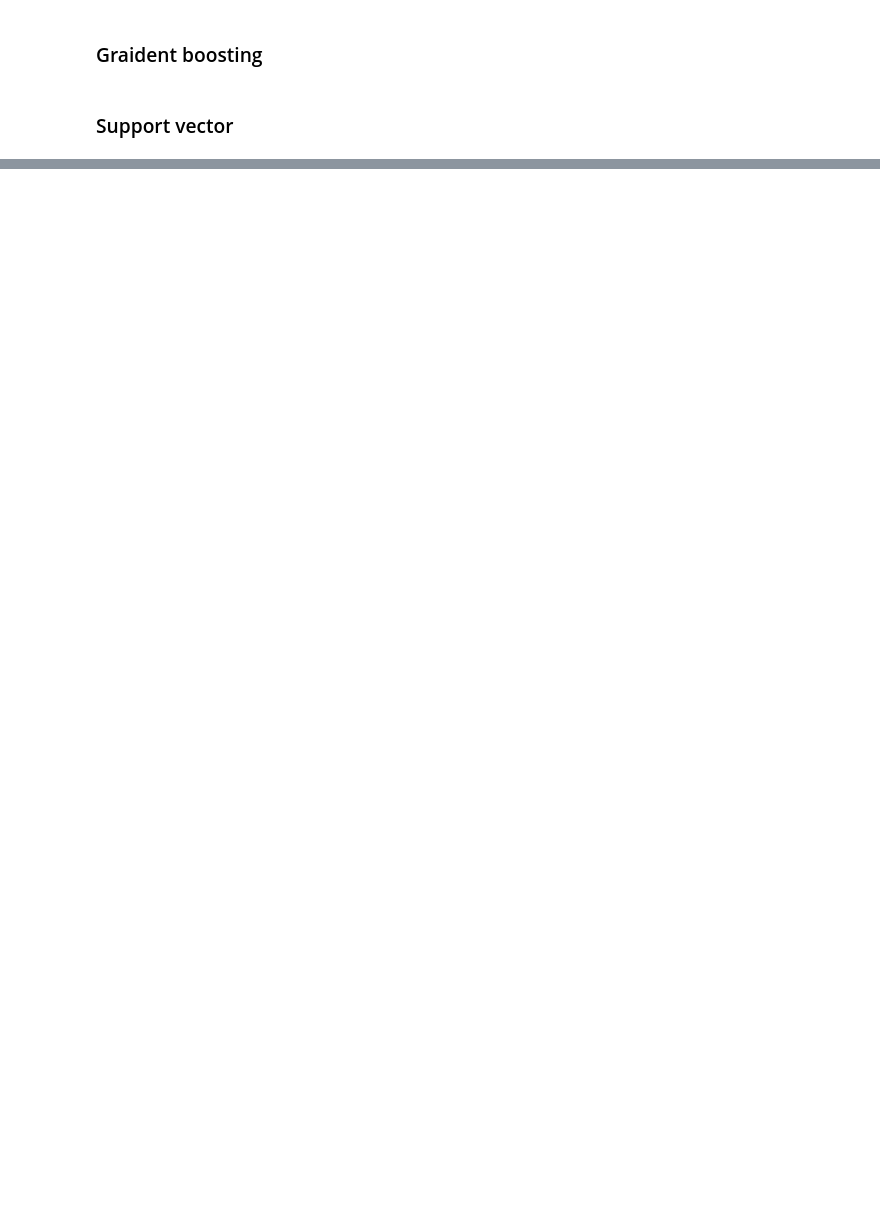
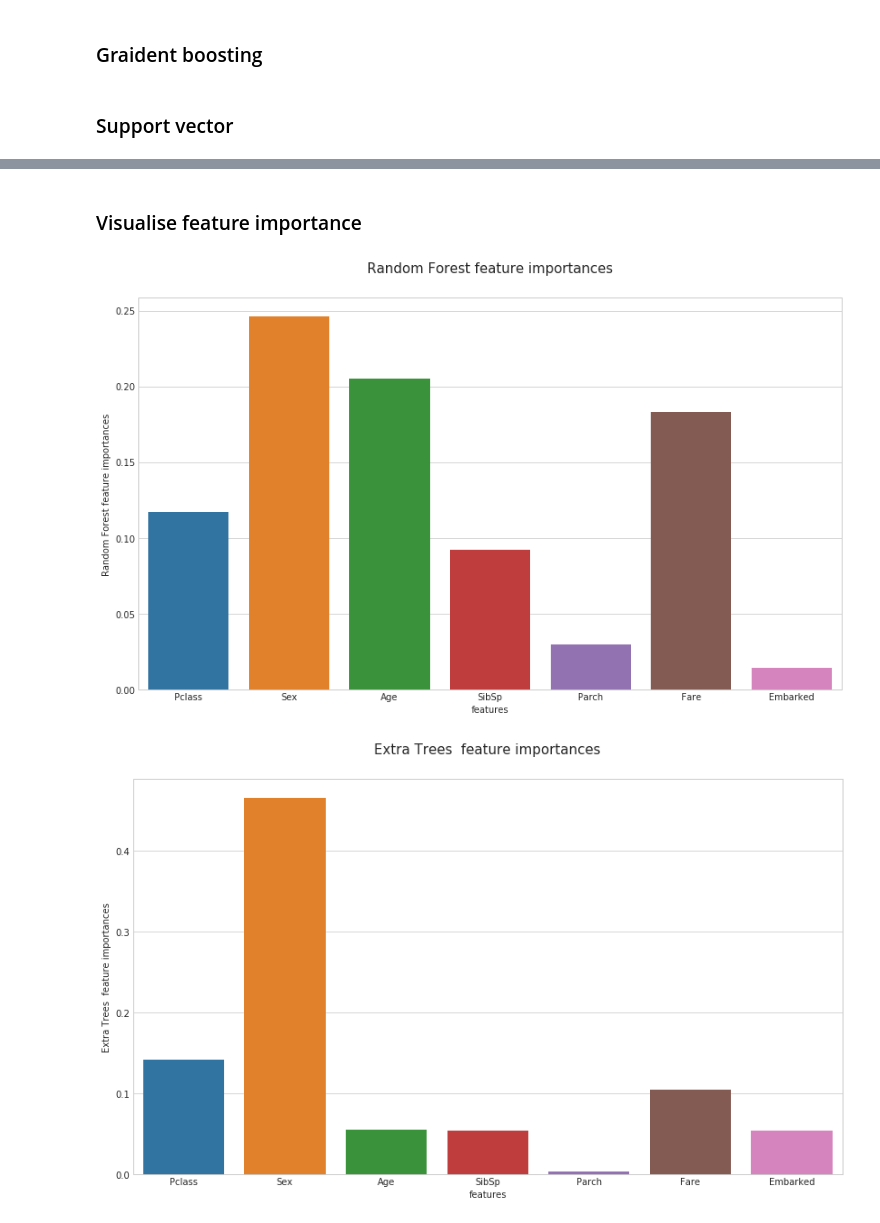
Before and after one commit to treilly94/ml_face_recognition, a Jupyter notebook: sklearn-titanic/3_prediction.ipynb, the cells around one changed output, grey strips where cells are left out. Saved outputs shown, nothing was run; the diff lists cells and outputs as text; code cells hidden in the pictures; blank space fills up the shorter version.

```diff
--- a/sklearn-titanic/3_prediction.ipynb
+++ b/sklearn-titanic/3_prediction.ipynb
@@ -69,7 +75,7 @@ class SklearnHelper(object):
         return self.clf.fit(x,y)
 
     def feature_importances(self,x,y):
-        print(self.clf.fit(x,y).feature_importances_)
+        return self.clf.fit(x,y).feature_importances_
 # %% [markdown]
 ### Out-of-Fold Predictions
 Stacking uses predictions of base classifiers as input for training to a second-level model. However one cannot simply train the base models on the full training data, generate predictions on the full test set and then output these for the second-level training. This runs the risk of your base model predictions already having "seen" the test set and therefore overfitting when feeding these predictions.
@@ -170,0 +179,14 @@ svc_oof_train, svc_oof_test = get_oof(svc,x_train, y_train, x_test)
+# %%
+rf_feature = rf.feature_importances(x_train,y_train)
+et_feature = et.feature_importances(x_train, y_train)
+ada_feature = ada.feature_importances(x_train, y_train)
+gb_feature = gb.feature_importances(x_train,y_train)
+# %%
+cols = train.columns.values
+# Create a dataframe with features
+feature_dataframe = pd.DataFrame( {'features': cols,
+                                   'Random Forest feature importances': rf_feature,
+                                   'Extra Trees  feature importances': et_feature,
+                                   'AdaBoost feature importances': ada_feature,
+                                   'Gradient Boost feature importances': gb_feature
+                                  })
@@ -170,0 +204,13 @@ svc_oof_train, svc_oof_test = get_oof(svc,x_train, y_train, x_test)
+# %% [markdown]
+### Visualise feature importance
+# %%
+def plot_feature_importance(x, y, data):
+    plt.figure(figsize=(14,8))
+    plt.title(y, y=1.05, size=15)
+    sns.barplot(x=x, y=y, data=data)
+# %%
+for col in feature_dataframe.columns[1:]:
+    plot_feature_importance(x="features", y=col, data=feature_dataframe)
+# %% [output]
+[figure, added]
+[figure, added]
```
Also changed, not shown: parts of 5 cells of this notebook.
